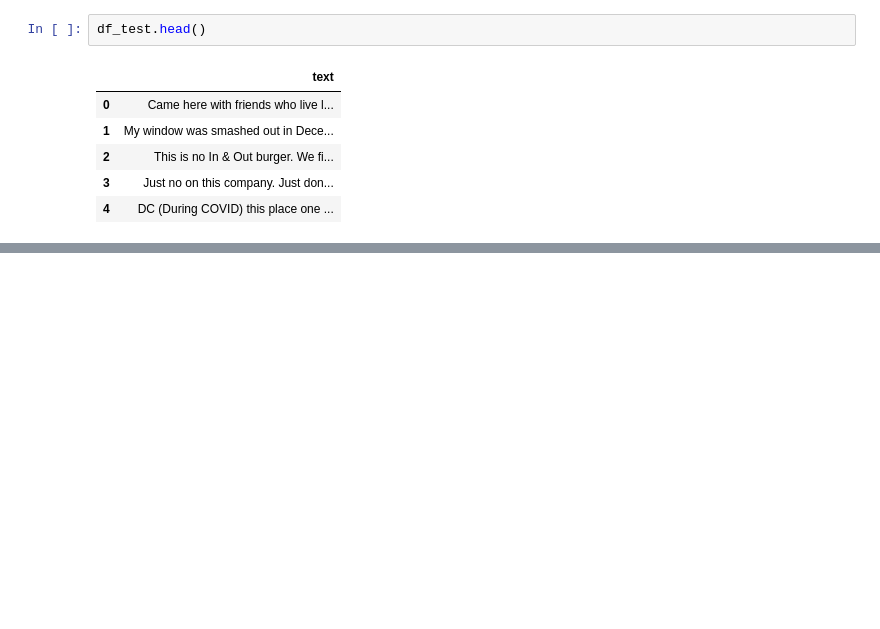
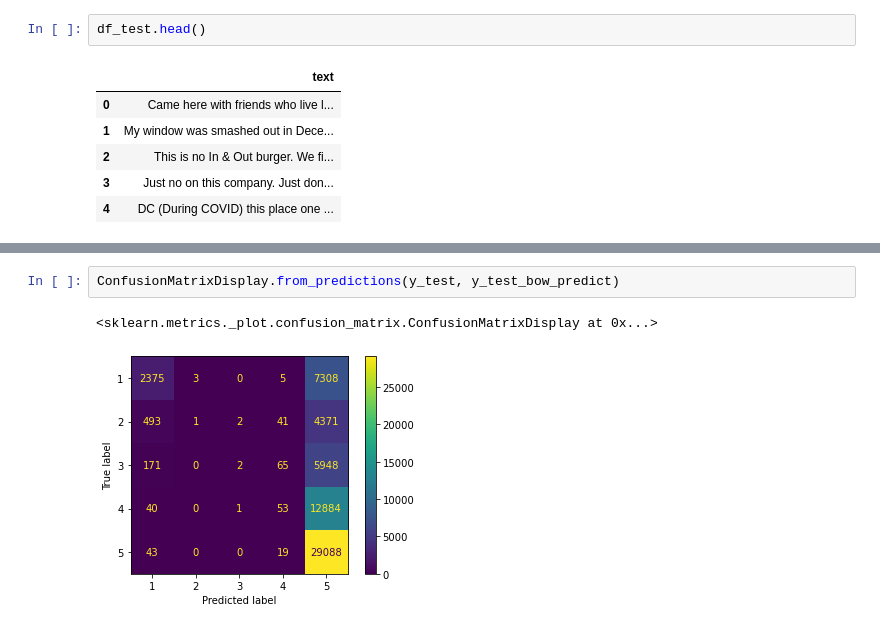
Before and after one commit to nangarita-coder/Proyecto1-BI, a Jupyter notebook: Proyecto.ipynb, the cells around one changed output, grey strips where cells are left out. Saved outputs shown, nothing was run; the diff lists cells and outputs as text; blank space fills up the shorter version.

```diff
--- a/Proyecto.ipynb
+++ b/Proyecto.ipynb
@@ -76,0 +126,5 @@ df_test.head()
+# %%
+ConfusionMatrixDisplay.from_predictions(y_test, y_test_bow_predict)
+# %% [output]
+<sklearn.metrics._plot.confusion_matrix.ConfusionMatrixDisplay at 0x...>
+[figure, added]
```
Also changed, not shown: parts of 14 cells of this notebook, 3 other files.
